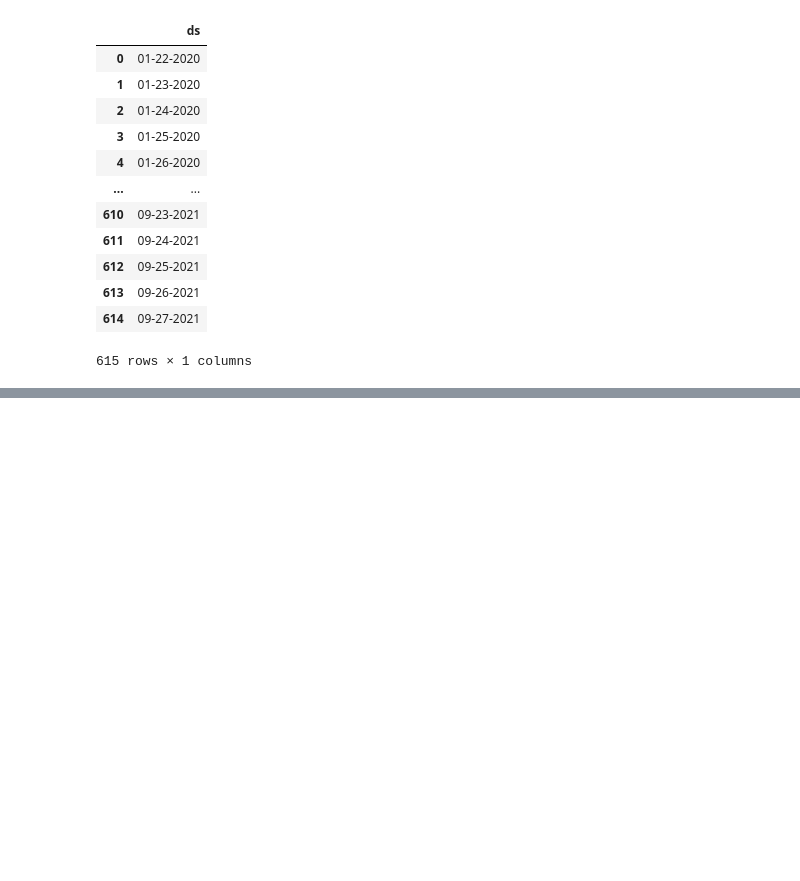
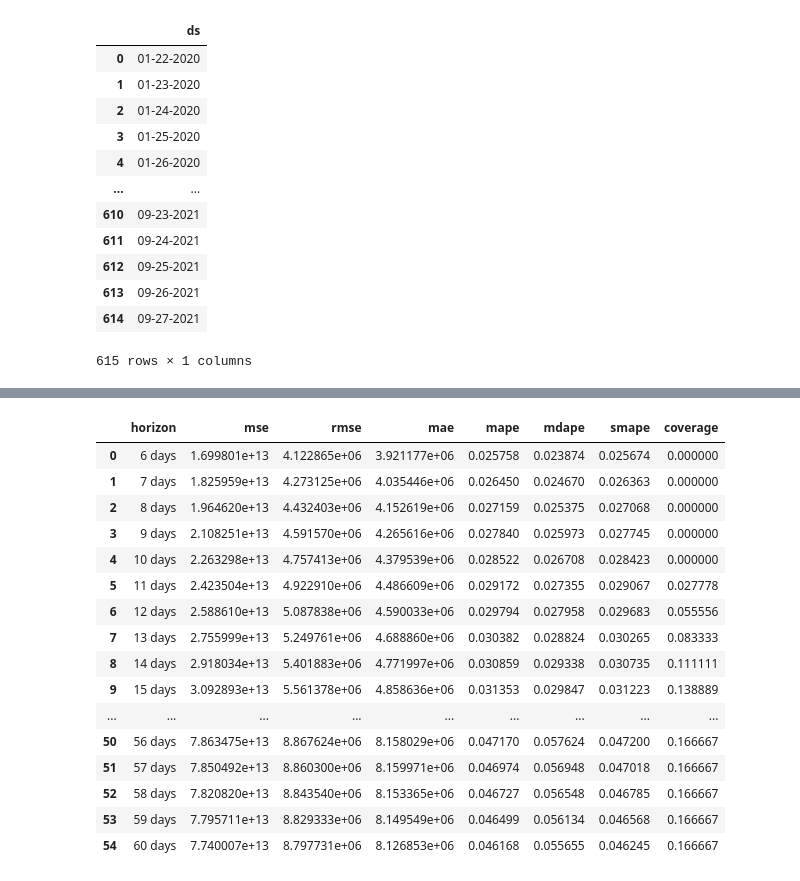
Before and after one commit to dvh549/Data_Mining, a Jupyter notebook: Covid_19_Prophet.ipynb, the cells around one changed output, grey strips where cells are left out. Cells and saved outputs as stored; diff of their text form; code cells hidden in the pictures; blank space fills up the shorter version.

```diff
--- a/Covid_19_Prophet.ipynb
+++ b/Covid_19_Prophet.ipynb
@@ -395,0 +484,5 @@ df_diagnostics
+# %%
+#https://facebook.github.io/prophet/docs/diagnostics.html
+df_cv = cross_validation(model, horizon='60 days', initial='365 days', period='30 days')
+
+df_cv
@@ -395,0 +504,21 @@ df_diagnostics
+# %%
+df_diagnostics = performance_metrics(df_cv)
+df_diagnostics
+# %% [output]
+|  | horizon | mse | rmse | mae | mape | mdape | smape | coverage |
+| 0 | 6 days | 1.699801e+13 | 4.122865e+06 | 3.921177e+06 | 0.025758 | 0.023874 | 0.025674 | 0.000000 |
+| 1 | 7 days | 1.825959e+13 | 4.273125e+06 | 4.035446e+06 | 0.026450 | 0.024670 | 0.026363 | 0.000000 |
+| 2 | 8 days | 1.964620e+13 | 4.432403e+06 | 4.152619e+06 | 0.027159 | 0.025375 | 0.027068 | 0.000000 |
+| 3 | 9 days | 2.108251e+13 | 4.591570e+06 | 4.265616e+06 | 0.027840 | 0.025973 | 0.027745 | 0.000000 |
+| 4 | 10 days | 2.263298e+13 | 4.757413e+06 | 4.379539e+06 | 0.028522 | 0.026708 | 0.028423 | 0.000000 |
+| 5 | 11 days | 2.423504e+13 | 4.922910e+06 | 4.486609e+06 | 0.029172 | 0.027355 | 0.029067 | 0.027778 |
+| 6 | 12 days | 2.588610e+13 | 5.087838e+06 | 4.590033e+06 | 0.029794 | 0.027958 | 0.029683 | 0.055556 |
+| 7 | 13 days | 2.755999e+13 | 5.249761e+06 | 4.688860e+06 | 0.030382 | 0.028824 | 0.030265 | 0.083333 |
+| 8 | 14 days | 2.918034e+13 | 5.401883e+06 | 4.771997e+06 | 0.030859 | 0.029338 | 0.030735 | 0.111111 |
+| 9 | 15 days | 3.092893e+13 | 5.561378e+06 | 4.858636e+06 | 0.031353 | 0.029847 | 0.031223 | 0.138889 |
+| ... | ... | ... | ... | ... | ... | ... | ... | ... |
+| 50 | 56 days | 7.863475e+13 | 8.867624e+06 | 8.158029e+06 | 0.047170 | 0.057624 | 0.047200 | 0.166667 |
+| 51 | 57 days | 7.850492e+13 | 8.860300e+06 | 8.159971e+06 | 0.046974 | 0.056948 | 0.047018 | 0.166667 |
+| 52 | 58 days | 7.820820e+13 | 8.843540e+06 | 8.153365e+06 | 0.046727 | 0.056548 | 0.046785 | 0.166667 |
+| 53 | 59 days | 7.795711e+13 | 8.829333e+06 | 8.149549e+06 | 0.046499 | 0.056134 | 0.046568 | 0.166667 |
+| 54 | 60 days | 7.740007e+13 | 8.797731e+06 | 8.126853e+06 | 0.046168 | 0.055655 | 0.046245 | 0.166667 |
```
Also changed, not shown: parts of 18 cells of this notebook.
